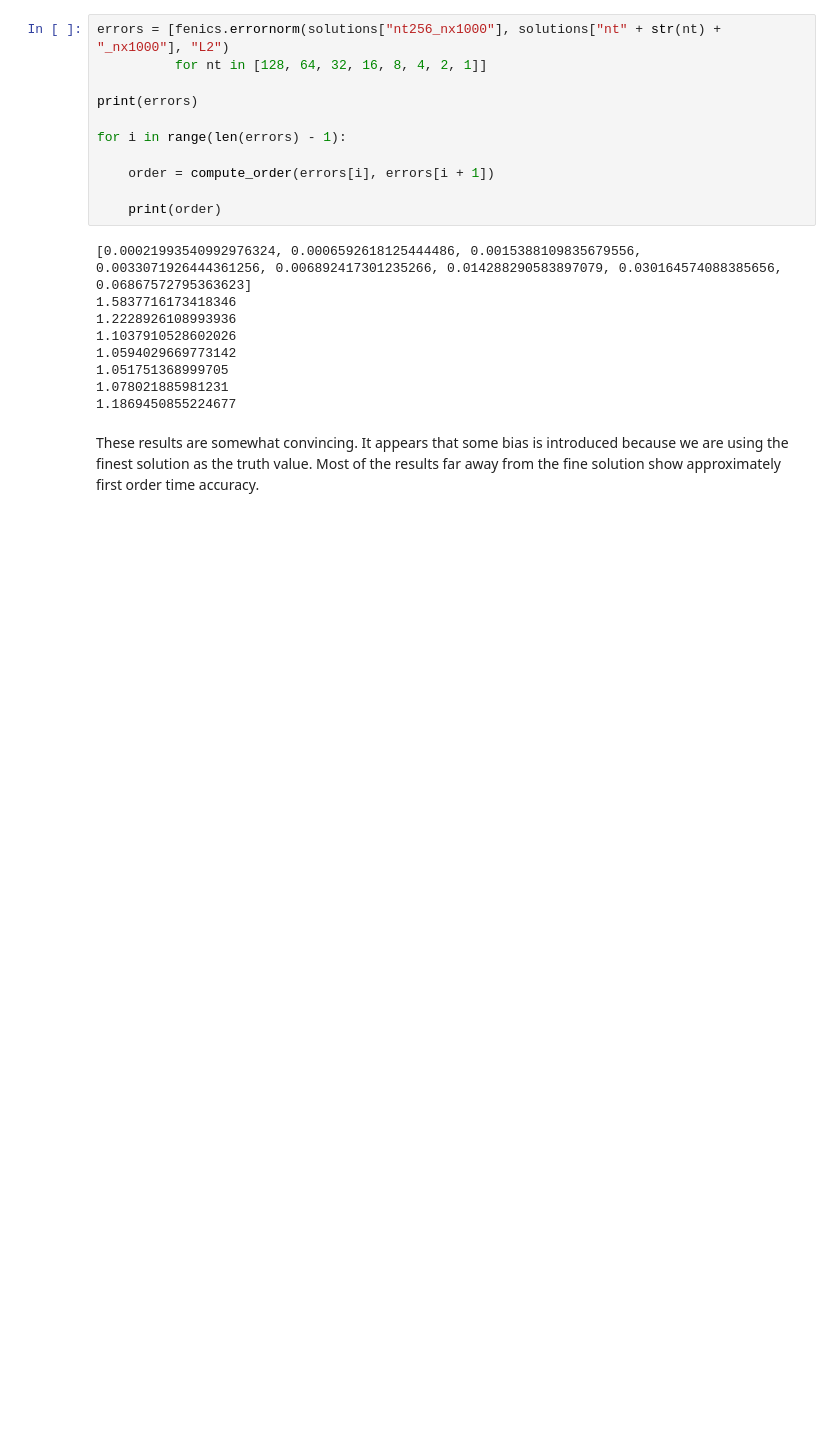
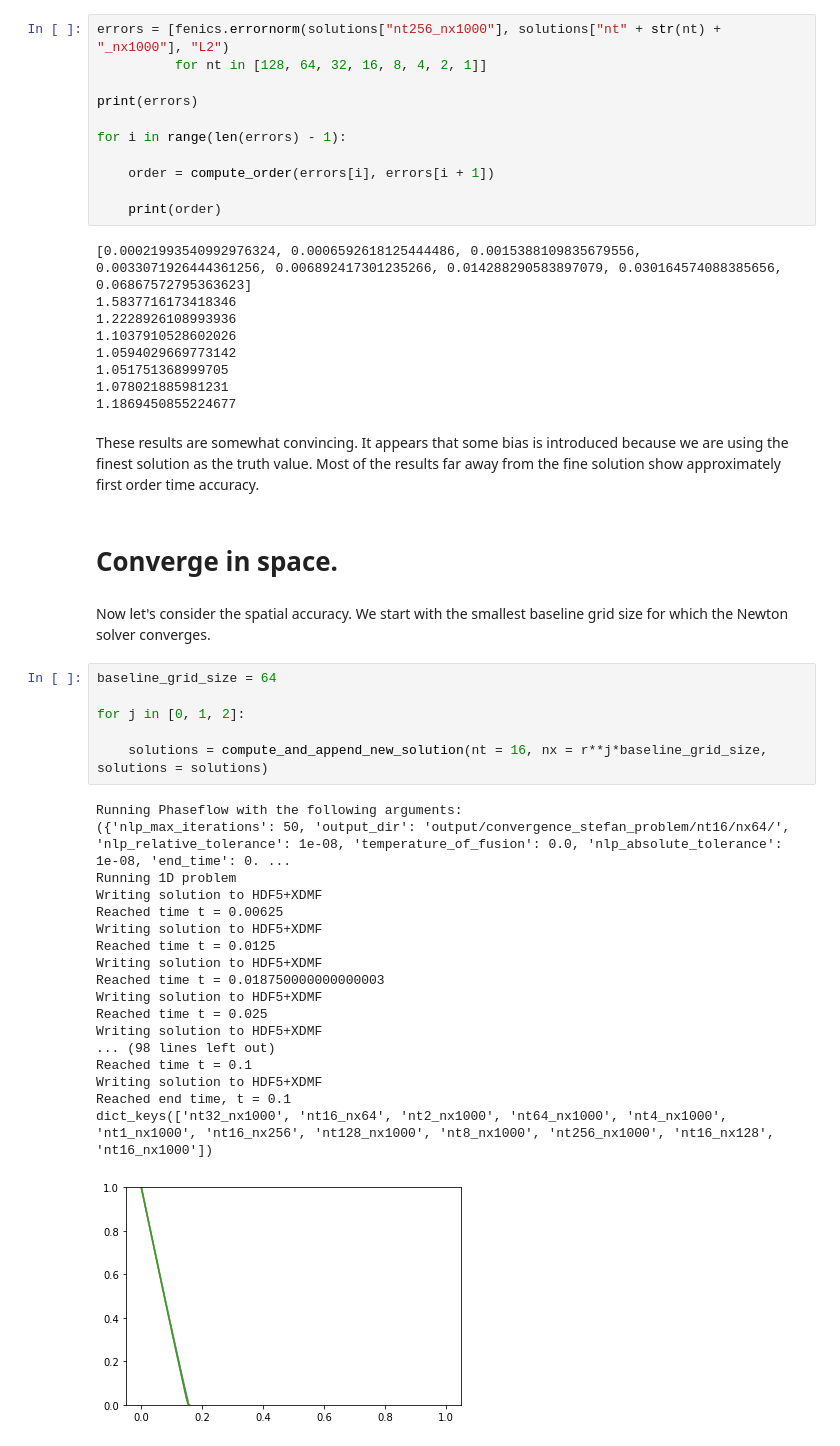
Before and after one commit to geo-fluid-dynamics/phaseflow-fenics, a Jupyter notebook: notebooks/Convergence-StefanProblem.ipynb, the cells around one changed output. Saved outputs shown, nothing was run; the diff lists cells and outputs as text; blank space fills up the shorter version.

Commit message:
Added spatial accuracy study, which is not very promising so far.

```diff
--- a/notebooks/Convergence-StefanProblem.ipynb
+++ b/notebooks/Convergence-StefanProblem.ipynb
@@ -242,3 +242,32 @@ for i in range(len(errors) - 1):
 1.1869450855224677
 # %% [markdown]
 These results are somewhat convincing. It appears that some bias is introduced because we are using the finest solution as the truth value. Most of the results far away from the fine solution show approximately first order time accuracy.
+# %% [markdown]
+# Converge in space.
+# %% [markdown]
+Now let's consider the spatial accuracy. We start with the smallest baseline grid size for which the Newton solver converges.
+# %%
+baseline_grid_size = 64
+
+for j in [0, 1, 2]:
+
+    solutions = compute_and_append_new_solution(nt = 16, nx = r**j*baseline_grid_size, solutions = solutions)
+# %% [output]
+Running Phaseflow with the following arguments:
+({'nlp_max_iterations': 50, 'output_dir': 'output/convergence_stefan_problem/nt16/nx64/', 'nlp_relative_tolerance': 1e-08, 'temperature_of_fusion': 0.0, 'nlp_absolute_tolerance': 1e-08, 'end_time': 0. ...
+Running 1D problem
+Writing solution to HDF5+XDMF
+Reached time t = 0.00625
+Writing solution to HDF5+XDMF
+Reached time t = 0.0125
+Writing solution to HDF5+XDMF
+Reached time t = 0.018750000000000003
+Writing solution to HDF5+XDMF
+Reached time t = 0.025
+Writing solution to HDF5+XDMF
+... (98 lines left out)
+Reached time t = 0.1
+Writing solution to HDF5+XDMF
+Reached end time, t = 0.1
+dict_keys(['nt32_nx1000', 'nt16_nx64', 'nt2_nx1000', 'nt64_nx1000', 'nt4_nx1000', 'nt1_nx1000', 'nt16_nx256', 'nt128_nx1000', 'nt8_nx1000', 'nt256_nx1000', 'nt16_nx128', 'nt16_nx1000'])
+[figure, added]
```
Also changed, not shown: parts of 8 cells of this notebook.
